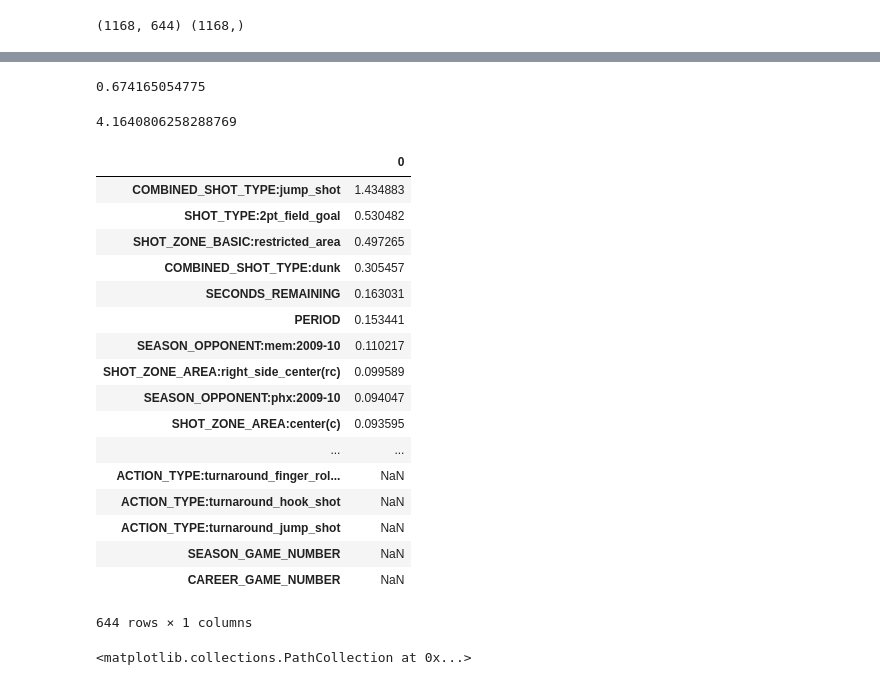
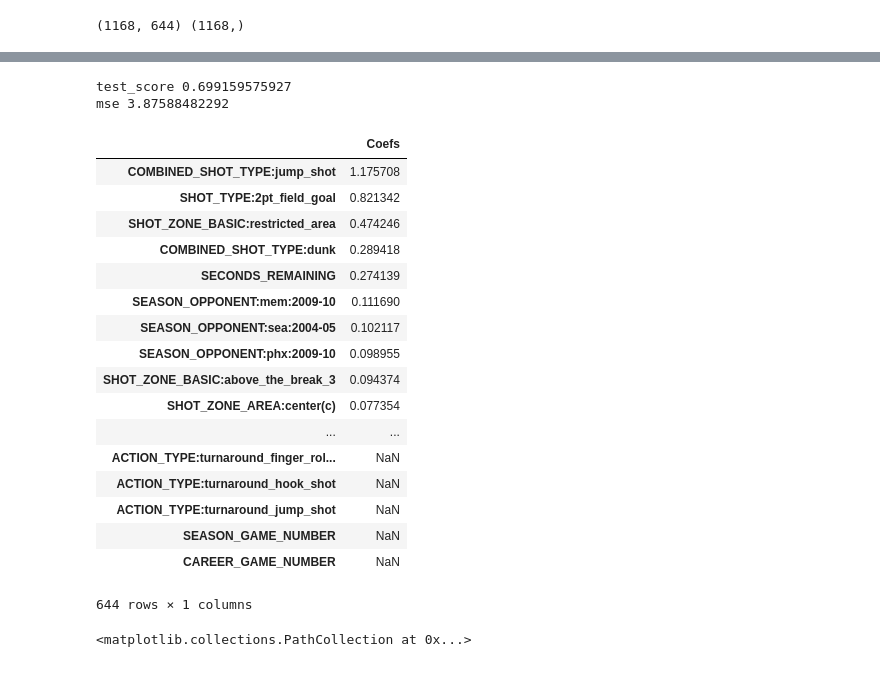
Before and after one commit to hangyen/kobe-shots, a Jupyter notebook: 03-KobeShots.ipynb, the cells around one changed output, grey strips where cells are left out. Drawn from its saved outputs; the diff is of its cells as text; code cells hidden in the pictures.

```diff
--- a/03-KobeShots.ipynb
+++ b/03-KobeShots.ipynb
@@ -21,7 +21,7 @@ from sklearn.model_selection import train_test_split, GridSearchCV
 from sklearn.metrics import mean_squared_error
 from sklearn.preprocessing import StandardScaler
 # %%
-kobe = pd.read_csv('data/kobe_stats.csv').drop(kobe.columns[0], axis =1)
+kobe = pd.read_csv('kobe_stats.csv').drop(kobe.columns[0], axis =1)
 # %%
 kobe.head()
 # %% [output]
@@ -88,37 +169,54 @@ print(mean_squared_error(preds, y_test))
 # %%
+#I know what my best params are now so
+#I'm going to go ahead and create a lasso model using those params
+#At this stage, no need to run gs or cv because you've already done that above.
+
 lasso = Lasso(alpha = .1)
 model = lasso.fit(X_train, y_train)
 score = model.score(X_test, y_test)
-print(score)
+print('test_score', score)
 preds = model.predict(X_test)
-mean_squared_error(preds, y_test)
+print('mse', mean_squared_error(preds, y_test))
 # %% [output]
-0.674165054775
+test_score 0.699159575927
+mse 3.87588482292
-4.1640806258288769
-# %%
-coefs = model.coef_
-coefs_df = pd.DataFrame(coefs, index = X.columns)
-coefs_not_0 = coefs_df[coefs_df !=0].sort_values(by = 0, ascending = False)
-coefs_not_0
-# %% [output]
-|  | 0 |
-| COMBINED_SHOT_TYPE:jump_shot | 1.434883 |
-| SHOT_TYPE:2pt_field_goal | 0.530482 |
-| SHOT_ZONE_BASIC:restricted_area | 0.497265 |
-| COMBINED_SHOT_TYPE:dunk | 0.305457 |
-| SECONDS_REMAINING | 0.163031 |
-| PERIOD | 0.153441 |
-| SEASON_OPPONENT:mem:2009-10 | 0.110217 |
-| SHOT_ZONE_AREA:right_side_center(rc) | 0.099589 |
-| SEASON_OPPONENT:phx:2009-10 | 0.094047 |
-| SHOT_ZONE_AREA:center(c) | 0.093595 |
-| ... | ... |
-| ACTION_TYPE:turnaround_finger_rol... | NaN |
-| ACTION_TYPE:turnaround_hook_shot | NaN |
-| ACTION_TYPE:turnaround_jump_shot | NaN |
-| SEASON_GAME_NUMBER | NaN |
-| CAREER_GAME_NUMBER | NaN |
-644 rows × 1 columns
+# %%
+#now how do I interpret this model?
+#You want to get your coefs out
+
+#get coefs from model
+coefs = model.coef_
+
+#put coefs in a dataframe
+coefs_df = pd.DataFrame(coefs, index = X.columns)
+
+#find coefs that are not 0s and sort them from highest to lowest
+coefs_not_0 = coefs_df[coefs_df !=0].sort_values(by = 0, ascending = False)
+
+#change the column name
+coefs_not_0.rename(columns ={ 0:'Coefs'})
+
+
+#and there you have it, the most important features in this model!
+# %% [output]
+|  | Coefs |
+| COMBINED_SHOT_TYPE:jump_shot | 1.175708 |
+| SHOT_TYPE:2pt_field_goal | 0.821342 |
+| SHOT_ZONE_BASIC:restricted_area | 0.474246 |
+| COMBINED_SHOT_TYPE:dunk | 0.289418 |
+| SECONDS_REMAINING | 0.274139 |
+| SEASON_OPPONENT:mem:2009-10 | 0.111690 |
+| SEASON_OPPONENT:sea:2004-05 | 0.102117 |
+| SEASON_OPPONENT:phx:2009-10 | 0.098955 |
+| SHOT_ZONE_BASIC:above_the_break_3 | 0.094374 |
+| SHOT_ZONE_AREA:center(c) | 0.077354 |
+| ... | ... |
+| ACTION_TYPE:turnaround_finger_rol... | NaN |
+| ACTION_TYPE:turnaround_hook_shot | NaN |
+| ACTION_TYPE:turnaround_jump_shot | NaN |
+| SEASON_GAME_NUMBER | NaN |
+| CAREER_GAME_NUMBER | NaN |
+644 rows × 1 columns
 # %%
 plt.scatter(y_test, preds)
 # %% [output]
```
Also changed, not shown: parts of 10 cells of this notebook, 1 other file.
